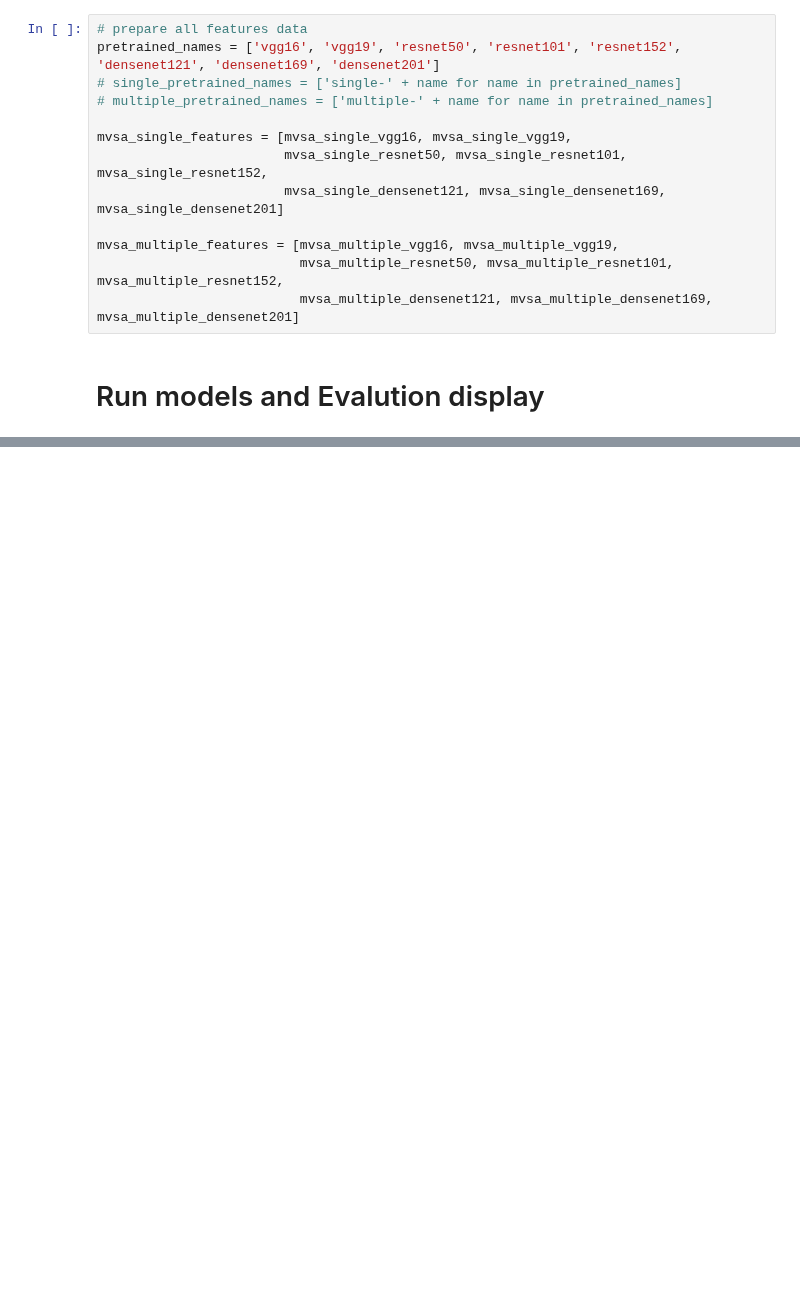
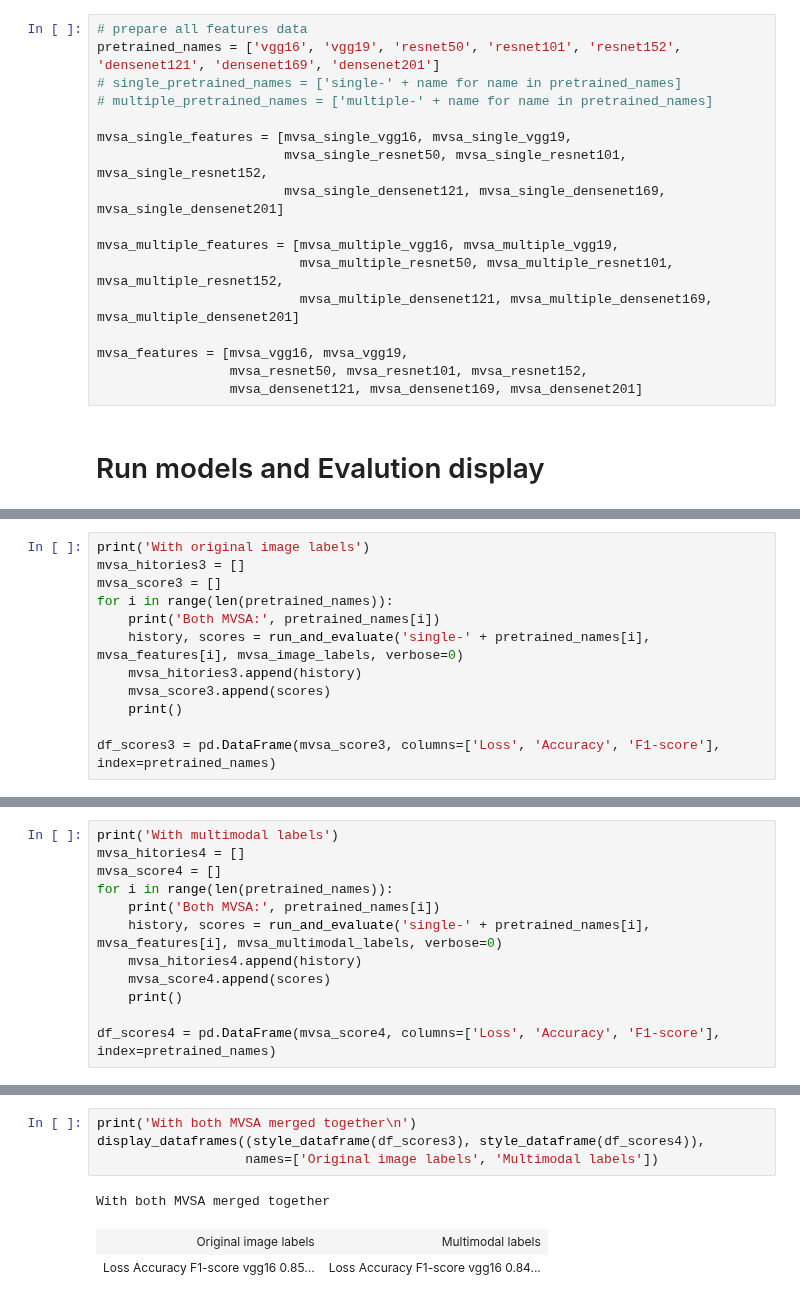
Before and after one commit to nhmt120/multimodal-sentiment-analysis, a Jupyter notebook: mvsa-image-models.ipynb, the cells around one changed output, grey strips where cells are left out. Cells and saved outputs as stored; diff of their text form; blank space fills up the shorter version.

```diff
--- a/mvsa-image-models.ipynb
+++ b/mvsa-image-models.ipynb
@@ -212,6 +239,10 @@ mvsa_single_features = [mvsa_single_vgg16, mvsa_single_vgg19,
 mvsa_multiple_features = [mvsa_multiple_vgg16, mvsa_multiple_vgg19,
                           mvsa_multiple_resnet50, mvsa_multiple_resnet101, mvsa_multiple_resnet152,
                           mvsa_multiple_densenet121, mvsa_multiple_densenet169, mvsa_multiple_densenet201]
+
+mvsa_features = [mvsa_vgg16, mvsa_vgg19,
+                 mvsa_resnet50, mvsa_resnet101, mvsa_resnet152,
+                 mvsa_densenet121, mvsa_densenet169, mvsa_densenet201]
 # %% [markdown]
 # Run models and Evalution display
 # %%
@@ -305,0 +422,12 @@ MVSA-Multiple
+# %%
+print('With original image labels')
+mvsa_hitories3 = []
+mvsa_score3 = []
+for i in range(len(pretrained_names)):
+    print('Both MVSA:', pretrained_names[i])
+    history, scores = run_and_evaluate('single-' + pretrained_names[i], mvsa_features[i], mvsa_image_labels, verbose=0)
+    mvsa_hitories3.append(history)
+    mvsa_score3.append(scores)
+    print()
+
+df_scores3 = pd.DataFrame(mvsa_score3, columns=['Loss', 'Accuracy', 'F1-score'], index=pretrained_names)
@@ -305,0 +452,12 @@ MVSA-Multiple
+# %%
+print('With multimodal labels')
+mvsa_hitories4 = []
+mvsa_score4 = []
+for i in range(len(pretrained_names)):
+    print('Both MVSA:', pretrained_names[i])
+    history, scores = run_and_evaluate('single-' + pretrained_names[i], mvsa_features[i], mvsa_multimodal_labels, verbose=0)
+    mvsa_hitories4.append(history)
+    mvsa_score4.append(scores)
+    print()
+
+df_scores4 = pd.DataFrame(mvsa_score4, columns=['Loss', 'Accuracy', 'F1-score'], index=pretrained_names)
@@ -305,0 +482,8 @@ MVSA-Multiple
+# %%
+print('With both MVSA merged together\n')
+display_dataframes((style_dataframe(df_scores3), style_dataframe(df_scores4)),
+                   names=['Original image labels', 'Multimodal labels'])
+# %% [output]
+With both MVSA merged together
+| Original image labels | Multimodal labels |
+| Loss Accuracy F1-score vgg16 0.85... | Loss Accuracy F1-score vgg16 0.84... |
```
Also changed, not shown: parts of 17 cells of this notebook.
